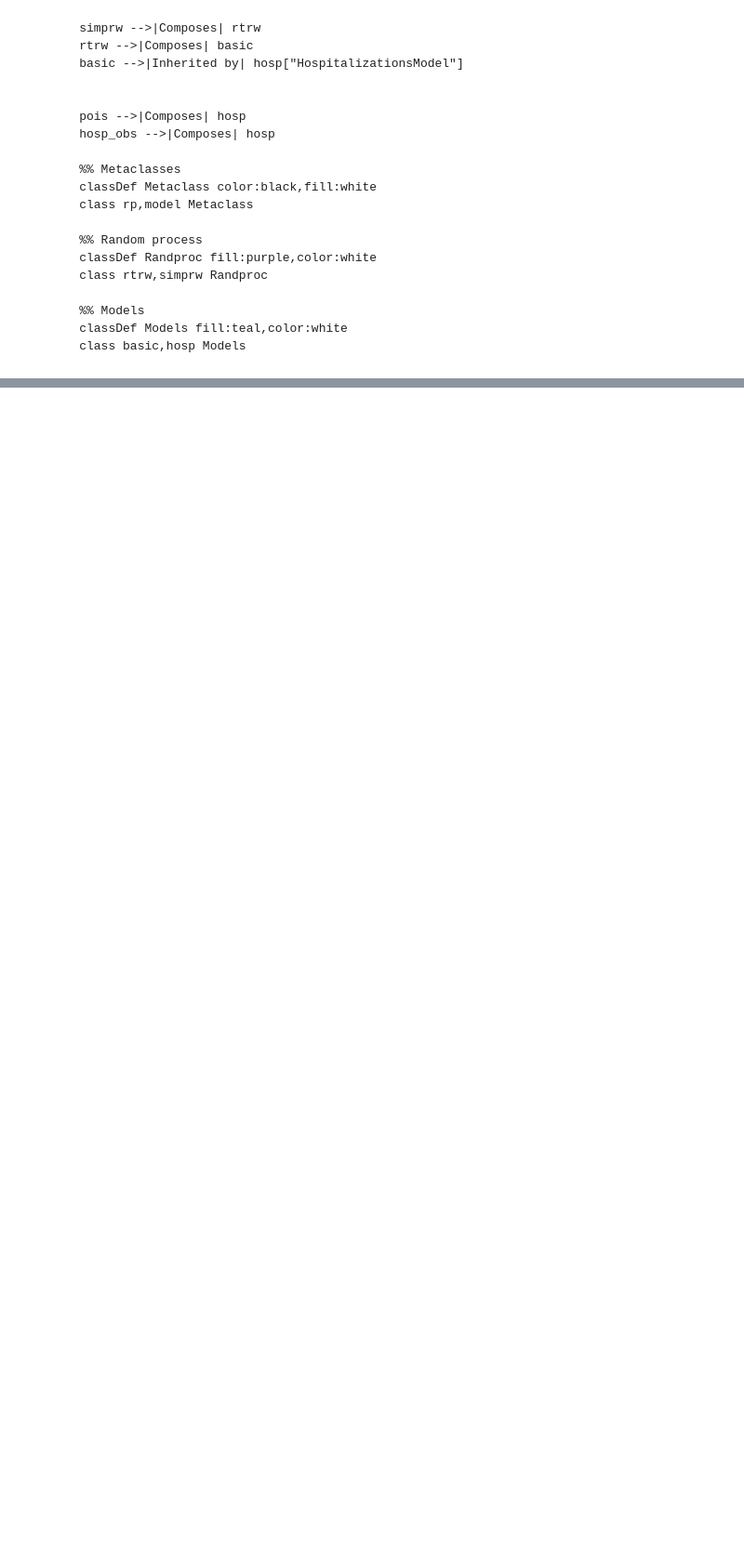
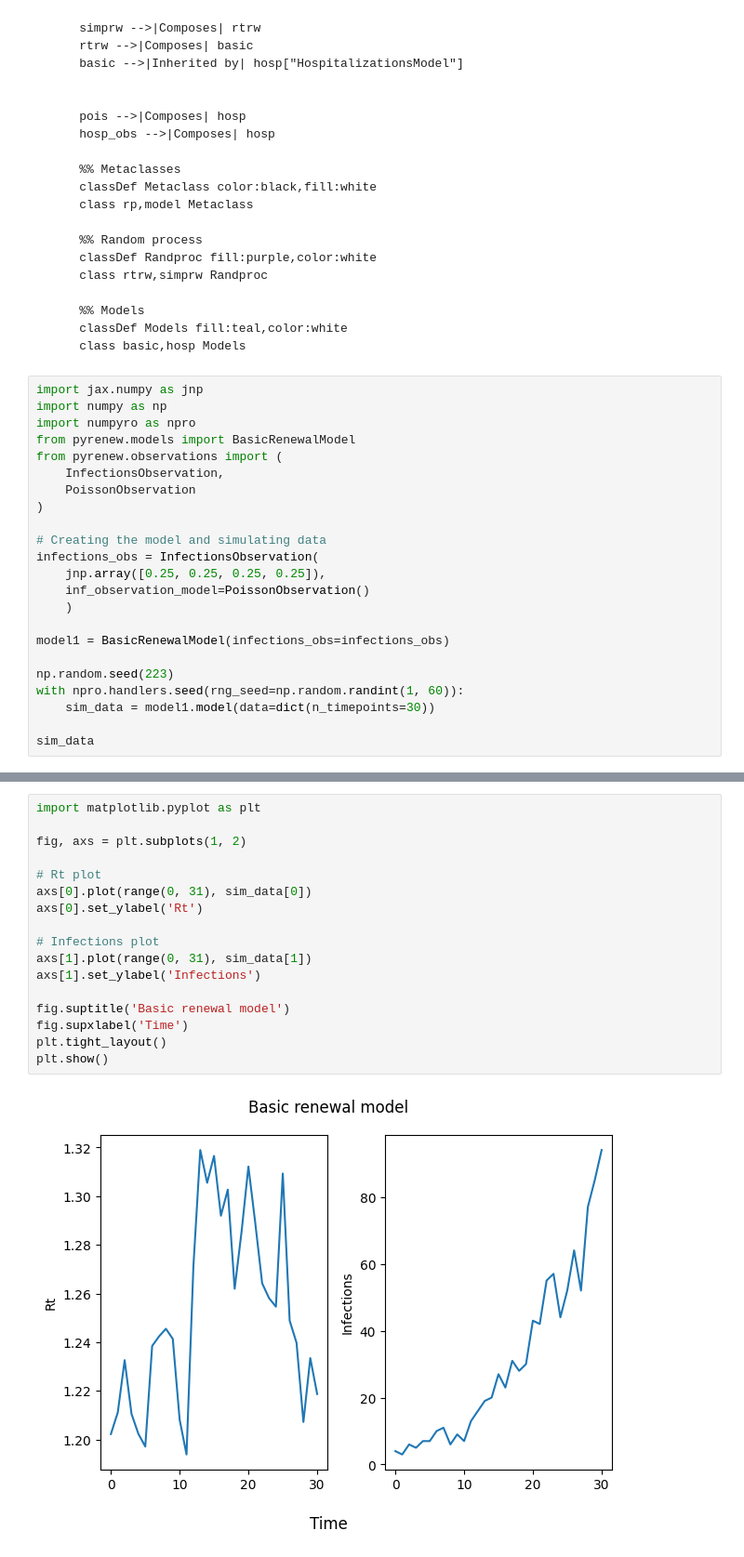
Before and after one commit to CDCgov/PyRenew, a Jupyter notebook: model/docs/getting-started.ipynb, the cells around one changed output, grey strips where cells are left out. Shown: that part at 93% size. Drawn from its saved outputs; the diff is of its cells as text; blank space fills up the shorter version.

Commit message:
Extending example of basic model and allowing inference in infections

````diff
--- a/model/docs/getting-started.ipynb
+++ b/model/docs/getting-started.ipynb
@@ -57,3 +57,26 @@ flowchart TB
     classDef Models fill:teal,color:white
     class basic,hosp Models
 ```
+# %%
+import jax.numpy as jnp
+import numpy as np
+import numpyro as npro
+from pyrenew.models import BasicRenewalModel
+from pyrenew.observations import (
+    InfectionsObservation,
+    PoissonObservation
+)
+
+# Creating the model and simulating data
+infections_obs = InfectionsObservation(
+    jnp.array([0.25, 0.25, 0.25, 0.25]),
+    inf_observation_model=PoissonObservation()
+    )
+
+model1 = BasicRenewalModel(infections_obs=infections_obs)
+
+np.random.seed(223)
+with npro.handlers.seed(rng_seed=np.random.randint(1, 60)):
+    sim_data = model1.model(data=dict(n_timepoints=30))
+
+sim_data
@@ -59,0 +95,19 @@ flowchart TB
+# %%
+import matplotlib.pyplot as plt
+
+fig, axs = plt.subplots(1, 2)
+
+# Rt plot
+axs[0].plot(range(0, 31), sim_data[0])
+axs[0].set_ylabel('Rt')
+
+# Infections plot
+axs[1].plot(range(0, 31), sim_data[1])
+axs[1].set_ylabel('Infections')
+
+fig.suptitle('Basic renewal model')
+fig.supxlabel('Time')
+plt.tight_layout()
+plt.show()
+# %% [output]
+[figure, added]
````
Also changed, not shown: parts of 6 cells of this notebook, 9 other files.
